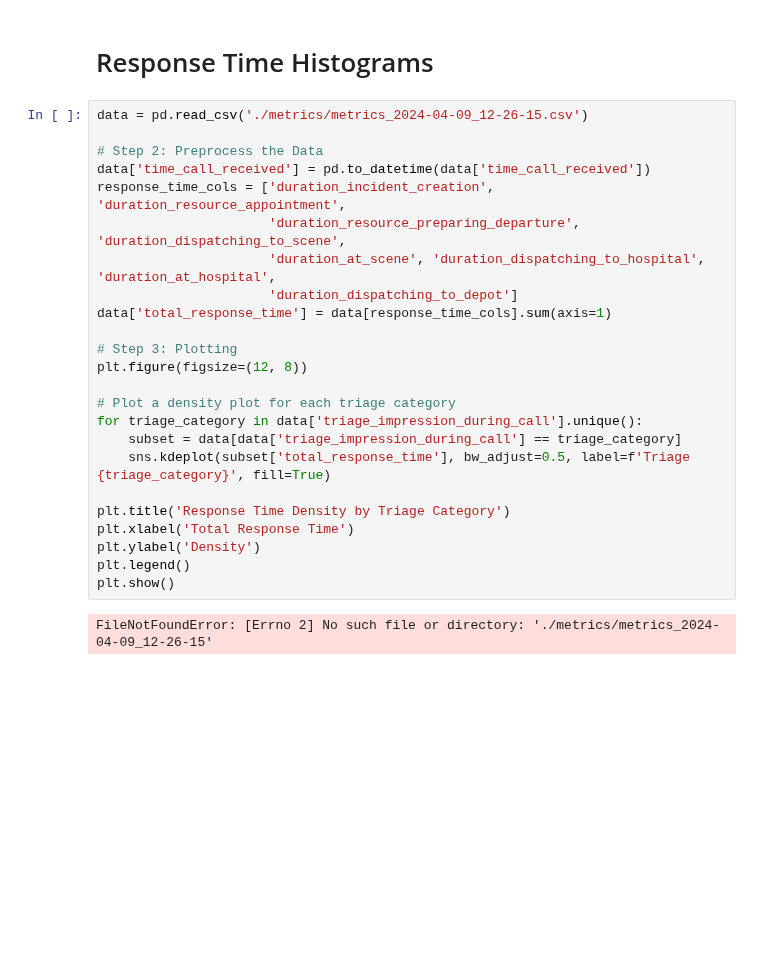
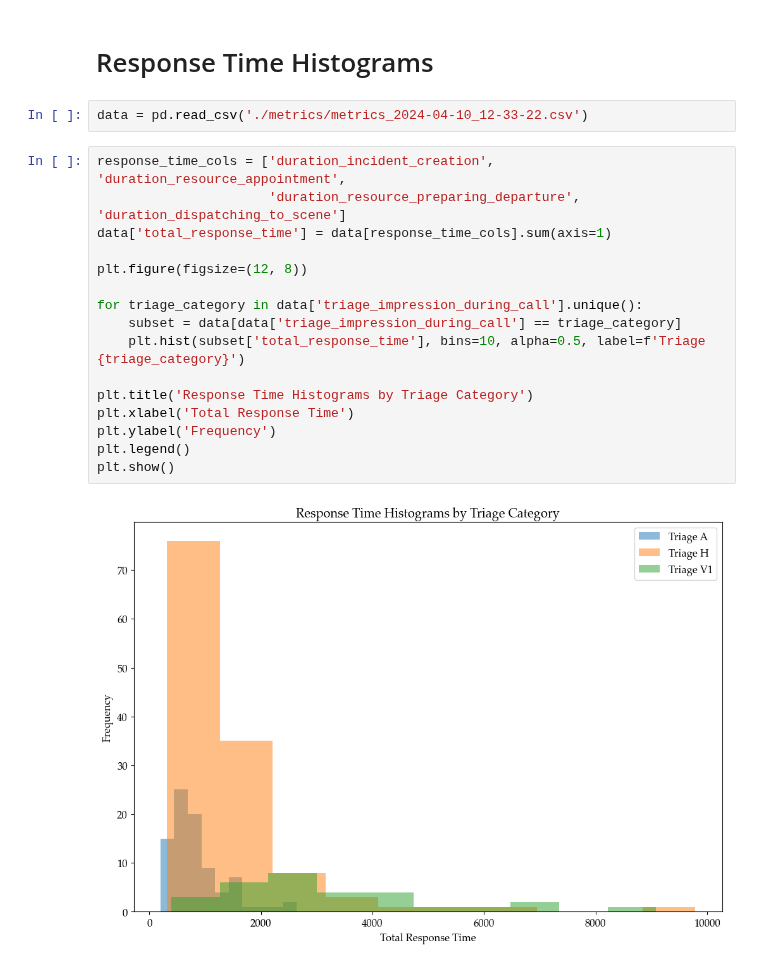
Before and after one commit to Emergency-Optimizers/Data-Processing, a Jupyter notebook: source/simulator_analysis/temp_simulator_analysis.ipynb, the cells around one changed output. Saved outputs shown, nothing was run; the diff lists cells and outputs as text; blank space fills up the shorter version.

```diff
--- a/source/simulator_analysis/temp_simulator_analysis.ipynb
+++ b/source/simulator_analysis/temp_simulator_analysis.ipynb
@@ -34,29 +34,23 @@ data_loader.execute(clean=True, processed=True, enhanced=True)
 df = data_loader.enhanced_incidents_df
 # %% [markdown]
 # Response Time Histograms
+# %%
+data = pd.read_csv('./metrics/metrics_2024-04-10_12-33-22.csv')
 # %%
-data = pd.read_csv('./metrics/metrics_2024-04-09_12-26-15.csv')
-
-# Step 2: Preprocess the Data
-data['time_call_received'] = pd.to_datetime(data['time_call_received'])
 response_time_cols = ['duration_incident_creation', 'duration_resource_appointment',
-                      'duration_resource_preparing_departure', 'duration_dispatching_to_scene',
-                      'duration_at_scene', 'duration_dispatching_to_hospital', 'duration_at_hospital',
-                      'duration_dispatching_to_depot']
+                      'duration_resource_preparing_departure', 'duration_dispatching_to_scene']
 data['total_response_time'] = data[response_time_cols].sum(axis=1)
 
-# Step 3: Plotting
 plt.figure(figsize=(12, 8))
 
-# Plot a density plot for each triage category
 for triage_category in data['triage_impression_during_call'].unique():
     subset = data[data['triage_impression_during_call'] == triage_category]
-    sns.kdeplot(subset['total_response_time'], bw_adjust=0.5, label=f'Triage {triage_category}', fill=True)
+    plt.hist(subset['total_response_time'], bins=10, alpha=0.5, label=f'Triage {triage_category}')
 
-plt.title('Response Time Density by Triage Category')
+plt.title('Response Time Histograms by Triage Category')
 plt.xlabel('Total Response Time')
-plt.ylabel('Density')
+plt.ylabel('Frequency')
 plt.legend()
 plt.show()
 # %% [output]
-FileNotFoundError: [Errno 2] No such file or directory: './metrics/metrics_2024-04-09_12-26-15'
+[figure, added]
```
Also changed, not shown: parts of 3 cells of this notebook, 1 other file.
